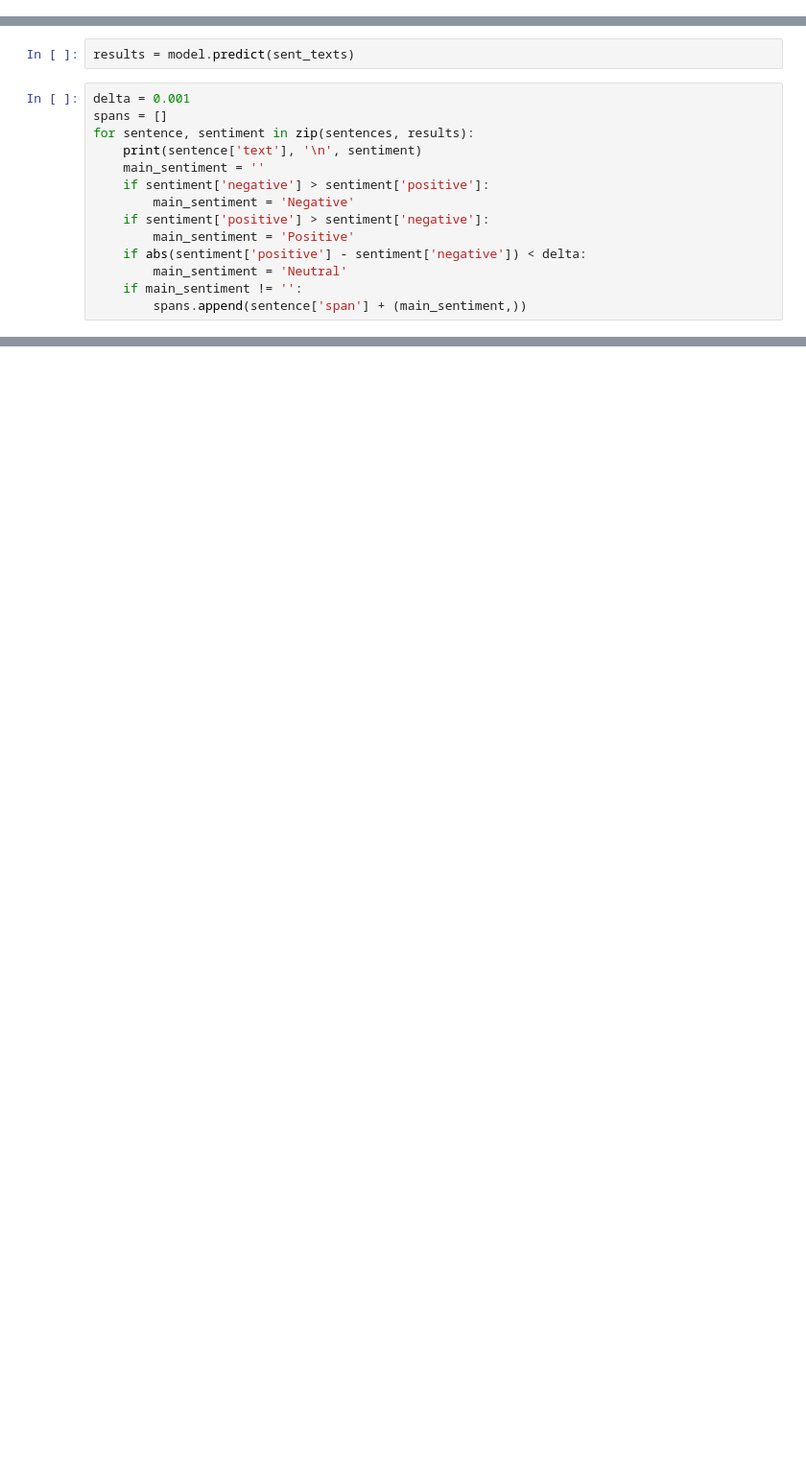
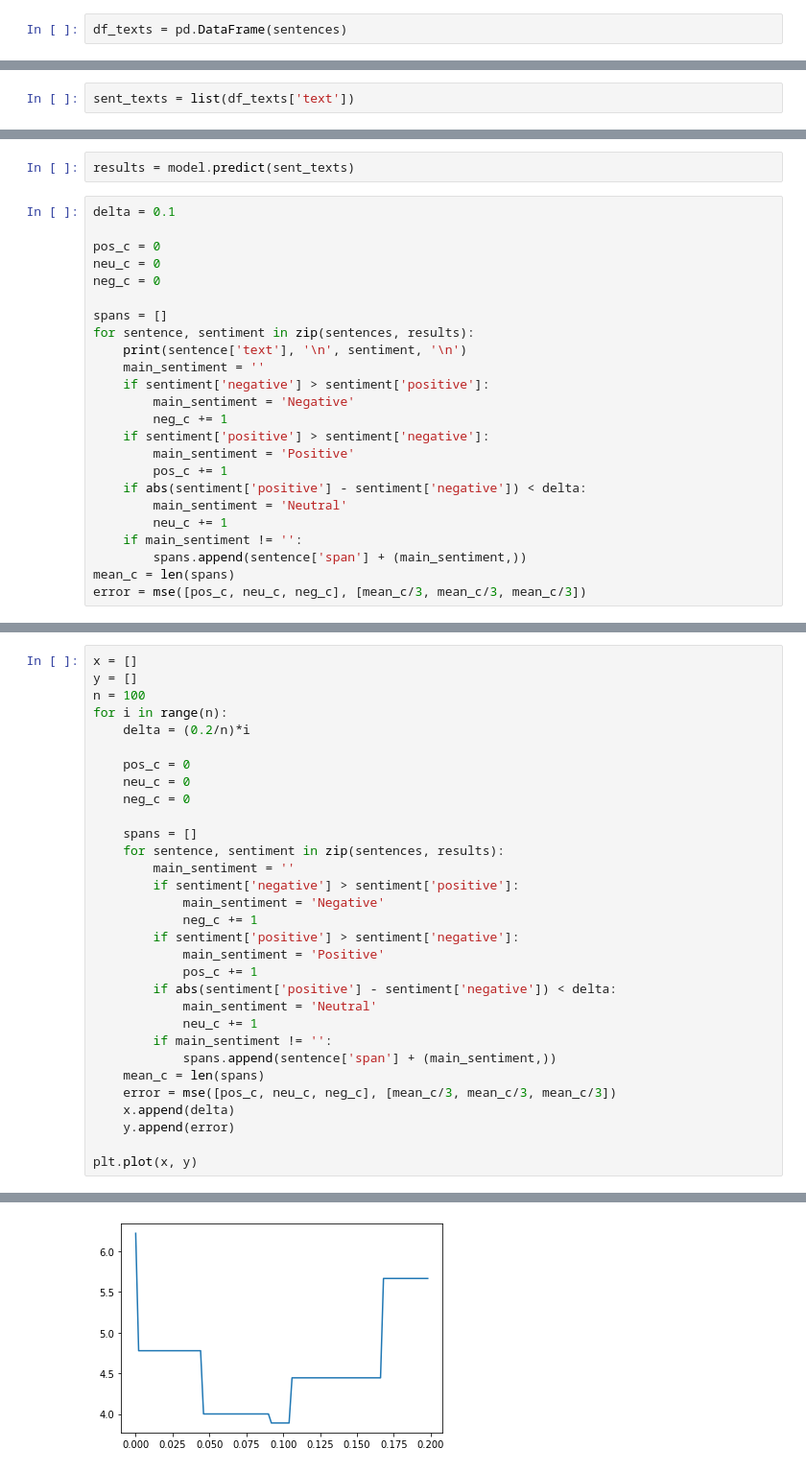
Before and after one commit to mosalov/text_structure, a Jupyter notebook: example01.ipynb, the cells around one changed output, grey strips where cells are left out. Shown at 96% size. Drawn from its saved outputs; the diff is of its cells as text; blank space fills up the shorter version.

```diff
--- a/example01.ipynb
+++ b/example01.ipynb
@@ -131,0 +152,2 @@ for s in sentences:
+# %%
+df_texts = pd.DataFrame(sentences)
@@ -132,3 +166,5 @@ for s in sentences:
+# %%
+sent_texts = list(df_texts['text'])
 # %%
 sent_texts
 # %% [output]
@@ -144,17 +179,27 @@ sent_texts
 # %%
 results = model.predict(sent_texts)
 # %%
-delta = 0.001
+delta = 0.1
+
+pos_c = 0
+neu_c = 0
+neg_c = 0
+
 spans = []
 for sentence, sentiment in zip(sentences, results):
-    print(sentence['text'], '\n', sentiment)
+    print(sentence['text'], '\n', sentiment, '\n')
     main_sentiment = ''
     if sentiment['negative'] > sentiment['positive']:
         main_sentiment = 'Negative'
+        neg_c += 1
     if sentiment['positive'] > sentiment['negative']:
         main_sentiment = 'Positive'
+        pos_c += 1
     if abs(sentiment['positive'] - sentiment['negative']) < delta:
         main_sentiment = 'Neutral'
+        neu_c += 1
     if main_sentiment != '':
         spans.append(sentence['span'] + (main_sentiment,))
+mean_c = len(spans)
+error = mse([pos_c, neu_c, neg_c], [mean_c/3, mean_c/3, mean_c/3])
 # %% [output]
@@ -178,0 +227,32 @@ for sentence, sentiment in zip(sentences, results):
+# %%
+x = []
+y = []
+n = 100
+for i in range(n):
+    delta = (0.2/n)*i
+
+    pos_c = 0
+    neu_c = 0
+    neg_c = 0
+
+    spans = []
+    for sentence, sentiment in zip(sentences, results):
+        main_sentiment = ''
+        if sentiment['negative'] > sentiment['positive']:
+            main_sentiment = 'Negative'
+            neg_c += 1
+        if sentiment['positive'] > sentiment['negative']:
+            main_sentiment = 'Positive'
+            pos_c += 1
+        if abs(sentiment['positive'] - sentiment['negative']) < delta:
+            main_sentiment = 'Neutral'
+            neu_c += 1
+        if main_sentiment != '':
+            spans.append(sentence['span'] + (main_sentiment,))
+    mean_c = len(spans)
+    error = mse([pos_c, neu_c, neg_c], [mean_c/3, mean_c/3, mean_c/3])
+    x.append(delta)
+    y.append(error)
+
+plt.plot(x, y)
+# %% [output]
@@ -179,3 +260,4 @@ for sentence, sentiment in zip(sentences, results):
+[figure, added]
 # %%
 spans
 # %% [output]
```
Also changed, not shown: parts of 42 cells of this notebook.
